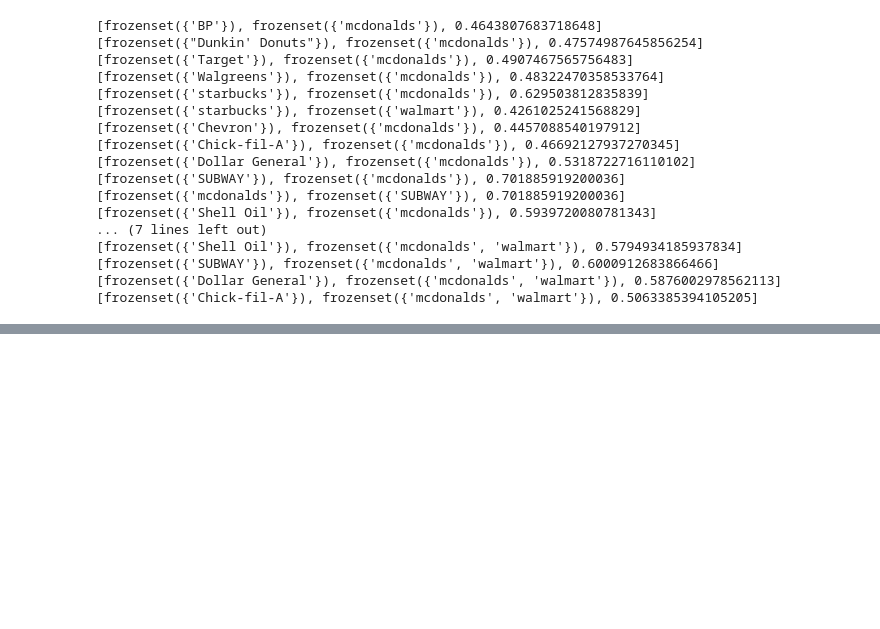
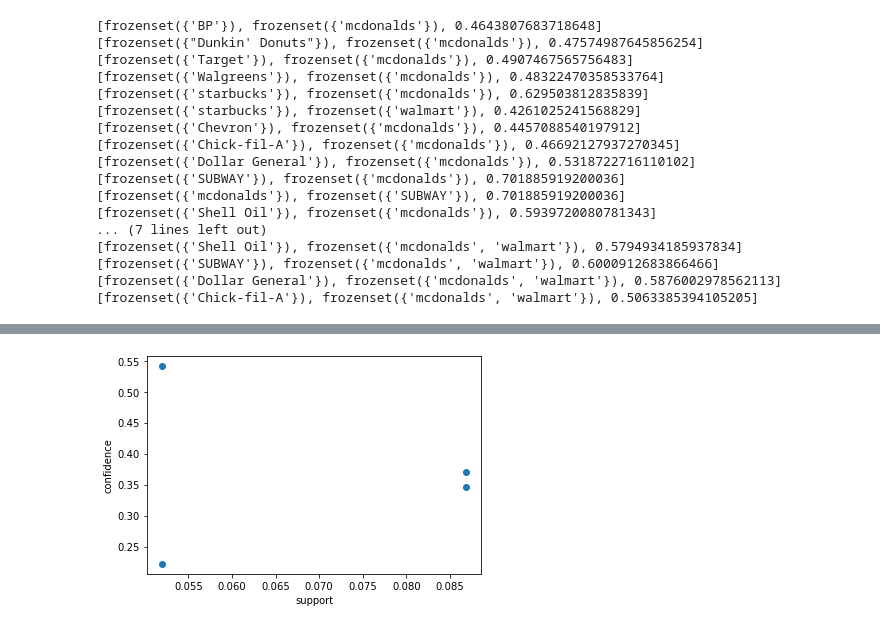
Before and after one commit to Laoannnnn/DataMining2, a Jupyter notebook: consumerVisitor.ipynb, the cells around one changed output, grey strips where cells are left out. Saved outputs shown, nothing was run; the diff lists cells and outputs as text; code cells hidden in the pictures; blank space fills up the shorter version.

```diff
--- a/consumerVisitor.ipynb
+++ b/consumerVisitor.ipynb
@@ -336,0 +355,16 @@ for item in month_cos:
+# %%
+def draw(rules):
+    x = []
+    y = []
+    for rule in rules:
+        x.append(rule[2])  # sup
+        y.append(rule[3])  # conf
+    return x, y
+# %%
+x, y = draw(day_rules)
+plt.xlabel('support')
+plt.ylabel('confidence')
+plt.scatter(x, y)
+plt.show()
+# %% [output]
+[figure, added]
```
Also changed, not shown: parts of 10 cells of this notebook.
